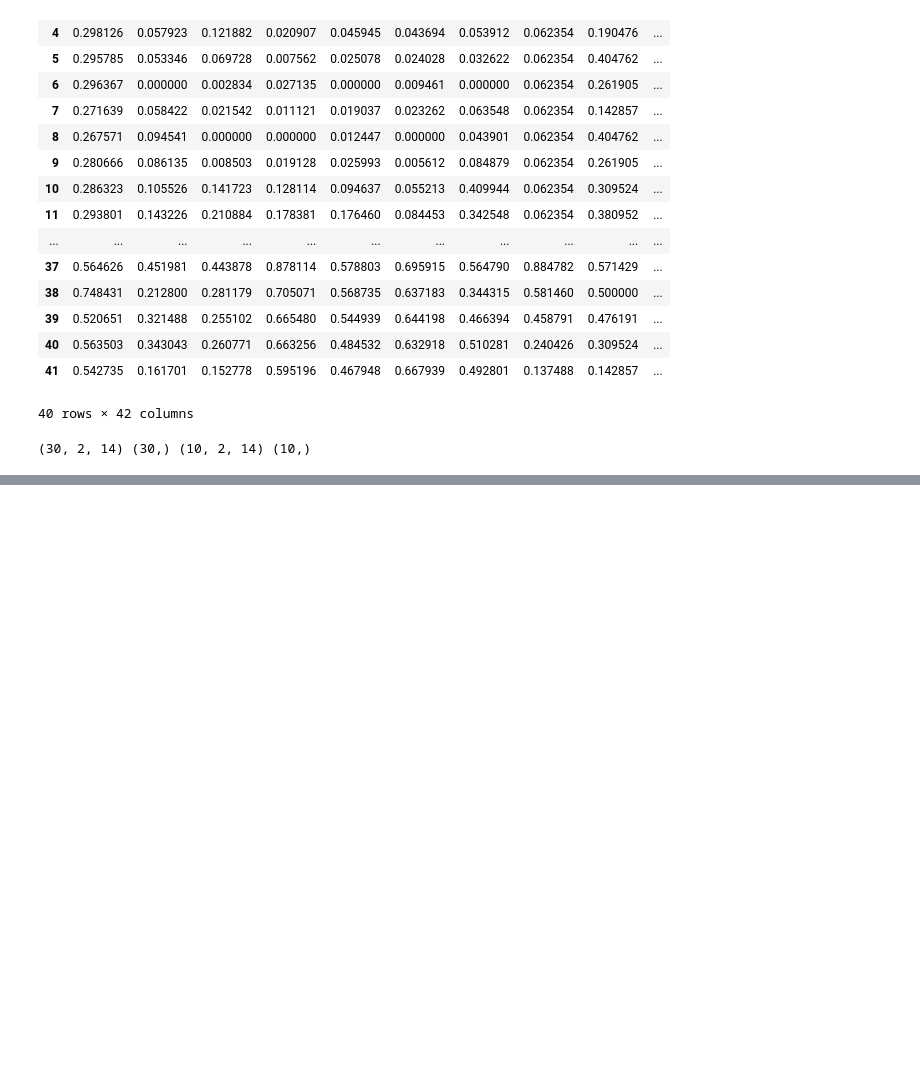
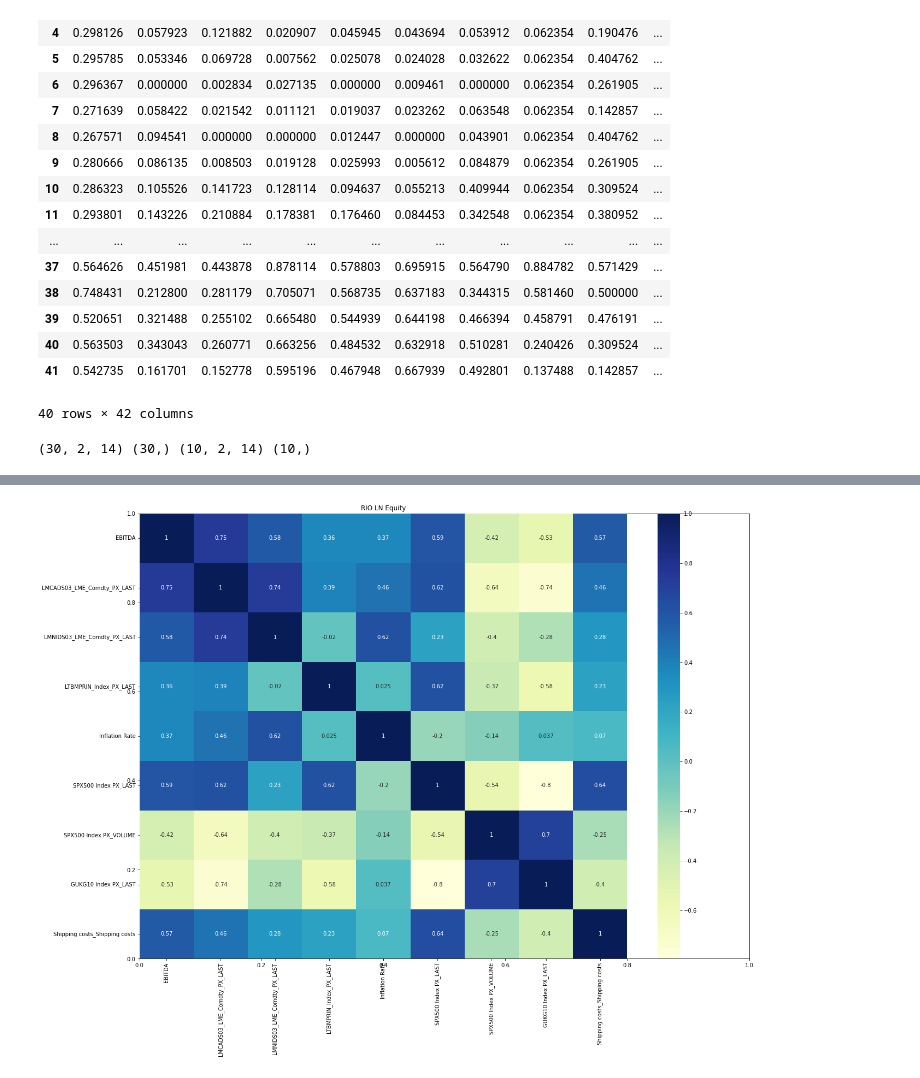
Before and after one commit to ADSMining/Mining, a Jupyter notebook: Notebooks/Modelling_notebooks/LSTM.ipynb, the cells around one changed output, grey strips where cells are left out. Drawn from its saved outputs; the diff is of its cells as text; code cells hidden in the pictures; blank space fills up the shorter version.

```diff
--- a/Notebooks/Modelling_notebooks/LSTM.ipynb
+++ b/Notebooks/Modelling_notebooks/LSTM.ipynb
@@ -515,0 +552,7 @@ plt.show()
+# %%
+plt.subplots(figsize=(20,15))
+ax = plt.axes()
+ax.set_title("RIO LN Equity")
+heatmap = sb.heatmap(RIO_final.corr(), cmap="YlGnBu", annot=True)
+# %% [output]
+[figure, added]
```
Also changed, not shown: parts of 14 cells of this notebook.
